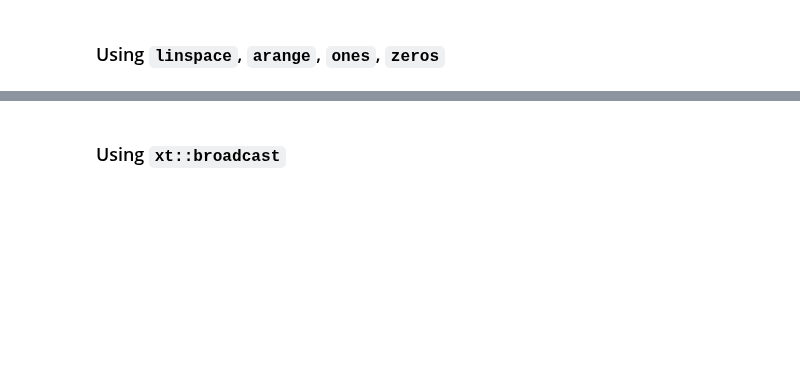
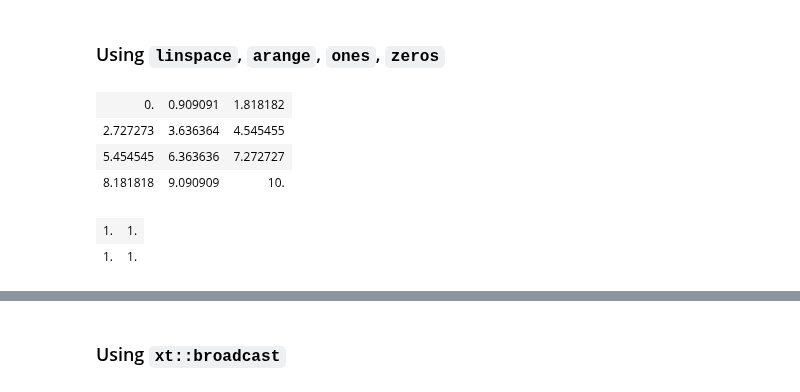
Before and after one commit to xtensor-stack/xtensor, a Jupyter notebook: notebooks/xtensor.ipynb, the cells around one changed output, grey strips where cells are left out. Cells and saved outputs as stored; diff of their text form; code cells hidden in the pictures; blank space fills up the shorter version.

```diff
--- a/notebooks/xtensor.ipynb
+++ b/notebooks/xtensor.ipynb
@@ -102,7 +135,15 @@ std::cout << xt::random::randn<double>({4, 3});
 # %%
 xt::xarray<double> ar = xt::linspace<double>(0.0, 10.0, 12);
 ar.reshape({4, 3});
-std::cout << ar;
+ar
+# %% [output]
+| 0. | 0.909091 | 1.818182 |
+| 2.727273 | 3.636364 | 4.545455 |
+| 5.454545 | 6.363636 | 7.272727 |
+| 8.181818 | 9.090909 | 10. |
 # %%
 xt::xarray<double> fones = xt::ones<float>({2, 2});
-std::cout << fones;
+fones
+# %% [output]
+| 1. | 1. |
+| 1. | 1. |
```
Also changed, not shown: parts of 12 cells of this notebook.
